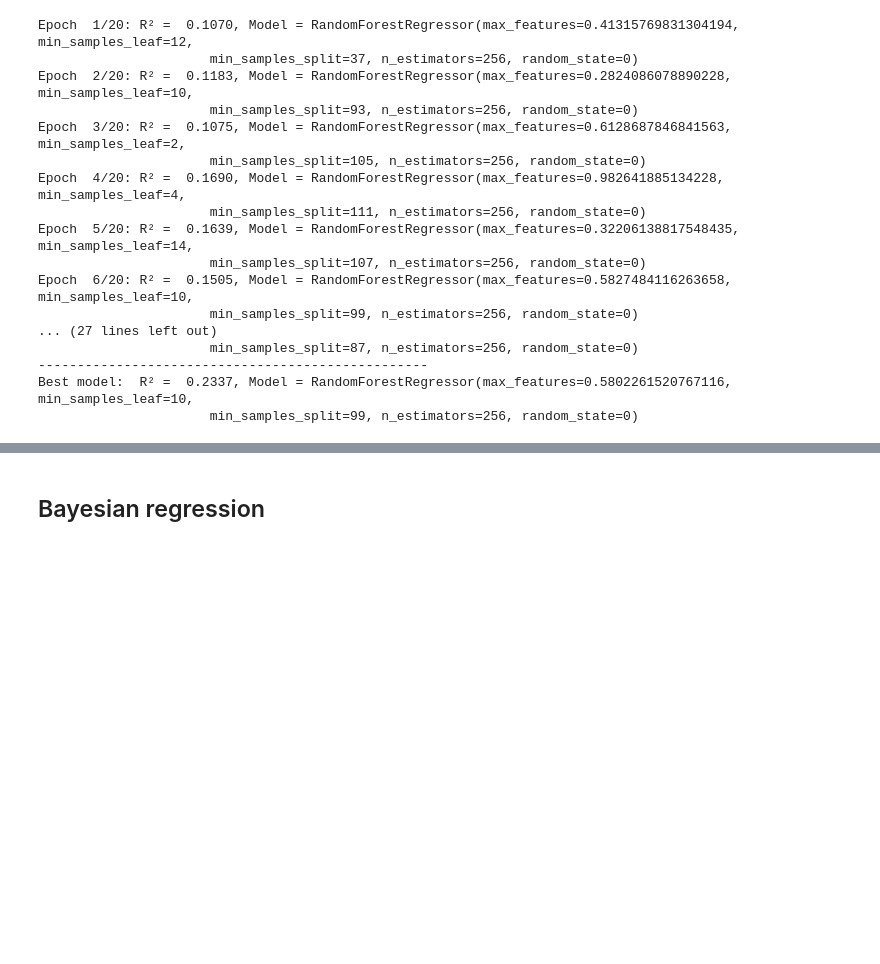
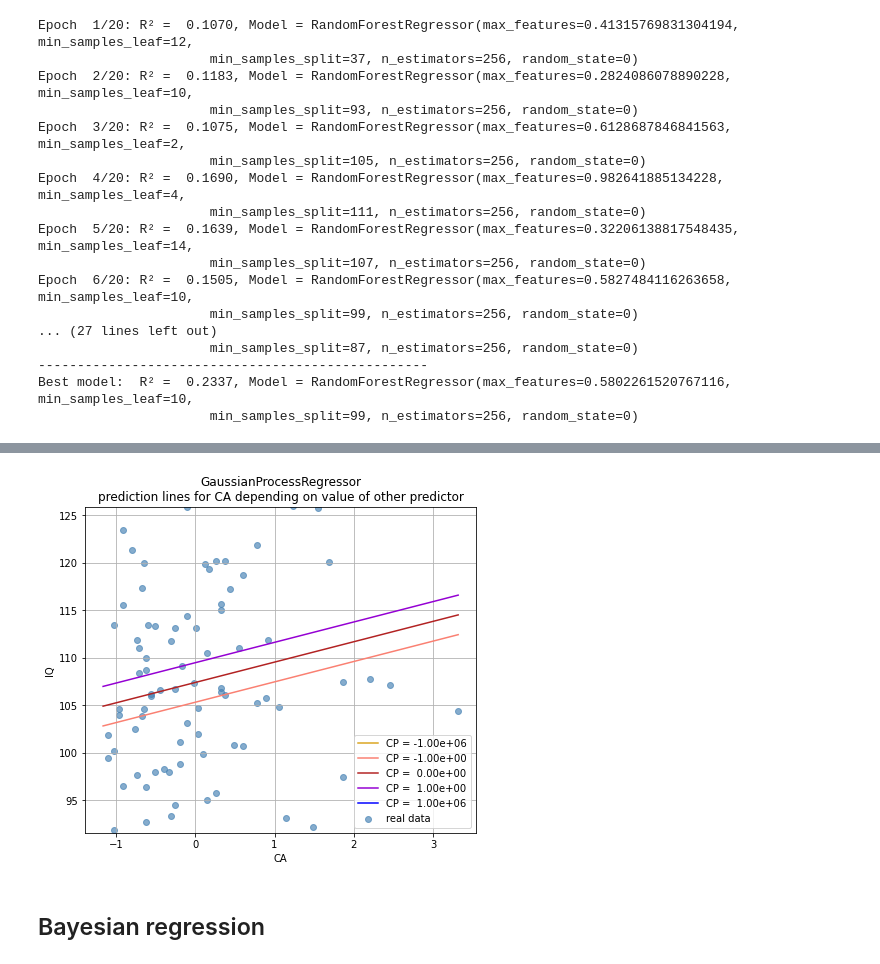
Before and after one commit to ElectronicsArchiver/tewa1_cogpsy_python, a Jupyter notebook: final_project_dataset_2.ipynb, the cells around one changed output, grey strips where cells are left out. Cells and saved outputs as stored; diff of their text form; code cells hidden in the pictures; blank space fills up the shorter version.

```diff
--- a/final_project_dataset_2.ipynb
+++ b/final_project_dataset_2.ipynb
@@ -445,3 +438,7 @@ plt.legend();
+# %%
+plot_reg_predictions(gp, X_test, y_test, "CA")
+# %% [output]
+[figure, added]
 # %% [markdown]
 ## Bayesian regression
 # %%
```
Also changed, not shown: parts of 11 cells of this notebook.
